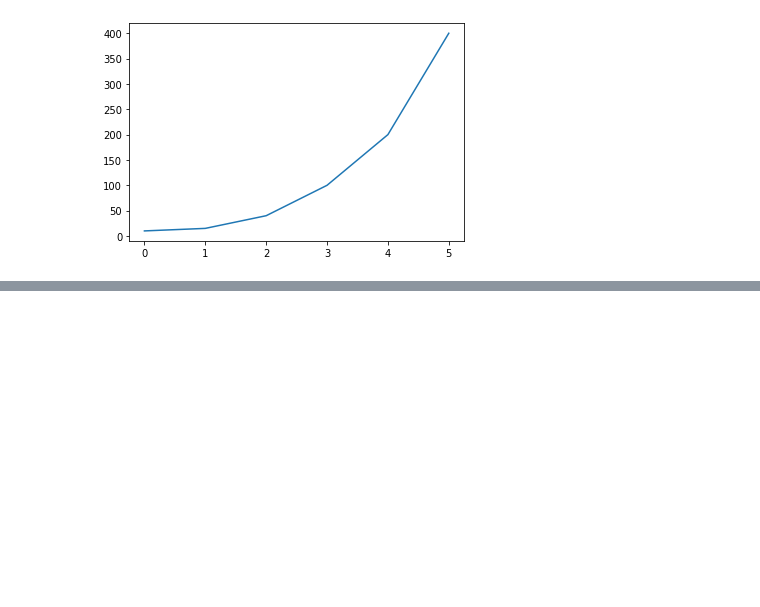
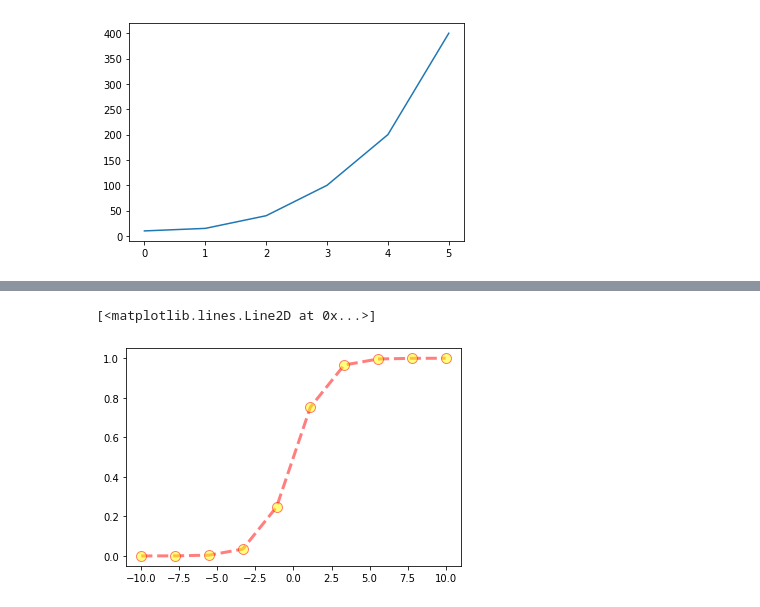
Before and after one commit to Ito-01-20/statistics_practice, a Jupyter notebook: Matplotlib.ipynb, the cells around one changed output, grey strips where cells are left out. Cells and saved outputs as stored; diff of their text form; code cells hidden in the pictures; blank space fills up the shorter version.

```diff
--- a/Matplotlib.ipynb
+++ b/Matplotlib.ipynb
@@ -36,0 +47,11 @@ plt.plot(df['b'])
+# %%
+plt.plot(x, z, color='r',
+         lw=3,
+         ls ='--',
+         marker='o',
+         markersize=10,
+         markerfacecolor='yellow',
+        alpha=0.5)
+# %% [output]
+[<matplotlib.lines.Line2D at 0x...>]
+[figure, added]
```
Also changed, not shown: parts of 5 cells of this notebook.
